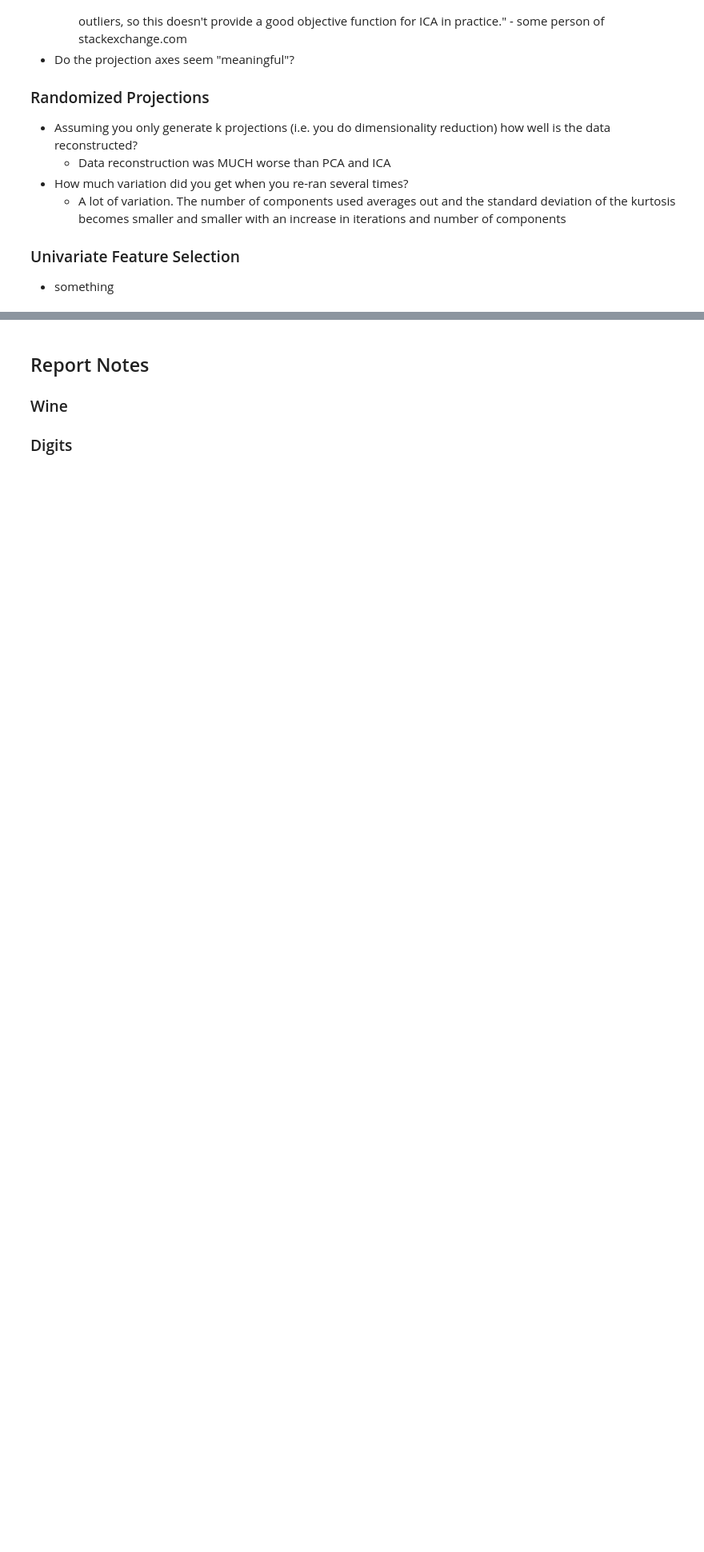
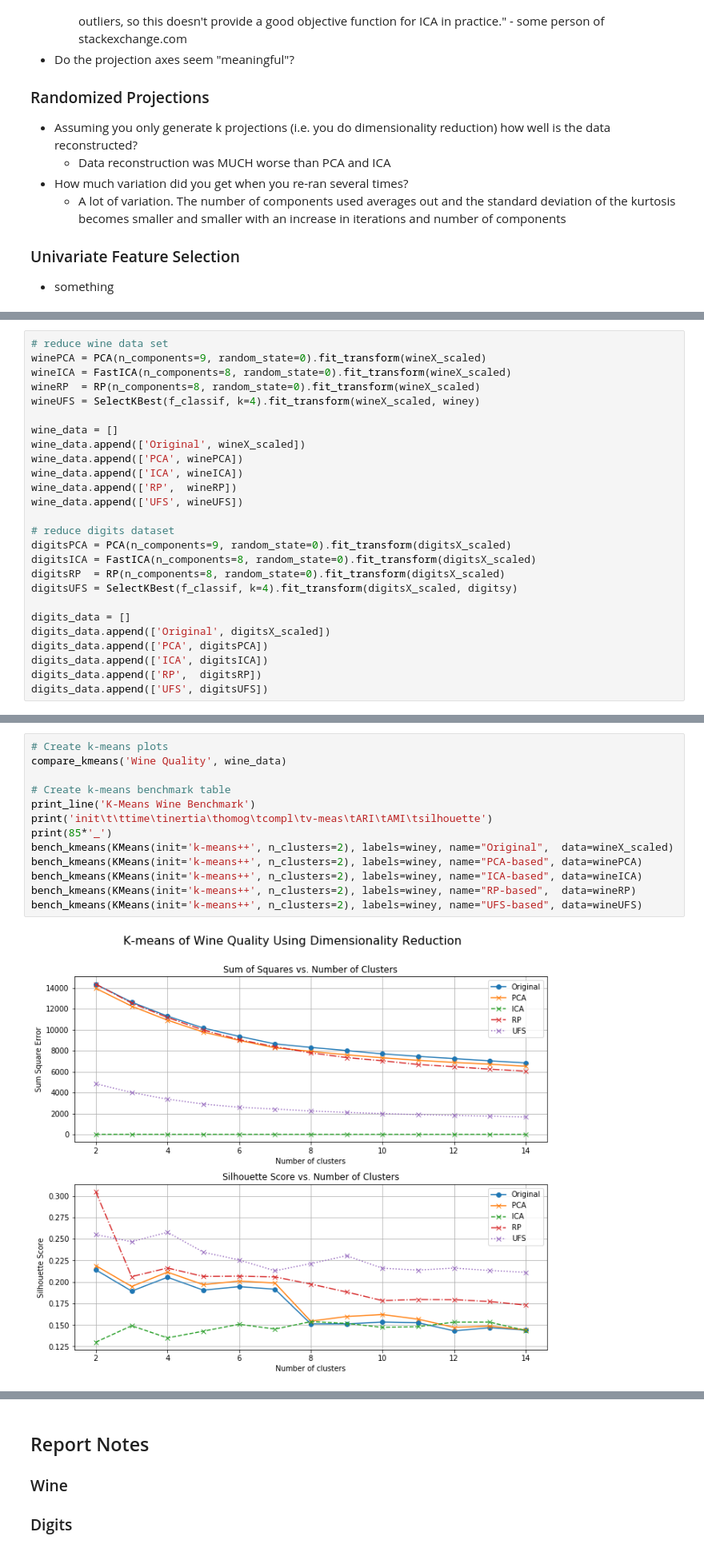
Before and after one commit to reedipher/CS-7641-unsupervised_learning, a Jupyter notebook: code/Assignment 3.ipynb, the cells around one changed output, grey strips where cells are left out. Shown at 80% size. Saved outputs shown, nothing was run; the diff lists cells and outputs as text; blank space fills up the shorter version.

Commit message:
added clustering+DR functions

```diff
--- a/code/Assignment 3.ipynb
+++ b/code/Assignment 3.ipynb
@@ -651,0 +808,26 @@ Total Time: 0.197 seconds
+# %%
+# reduce wine data set
+winePCA = PCA(n_components=9, random_state=0).fit_transform(wineX_scaled)
+wineICA = FastICA(n_components=8, random_state=0).fit_transform(wineX_scaled)
+wineRP  = RP(n_components=8, random_state=0).fit_transform(wineX_scaled)
+wineUFS = SelectKBest(f_classif, k=4).fit_transform(wineX_scaled, winey)
+
+wine_data = []
+wine_data.append(['Original', wineX_scaled])
+wine_data.append(['PCA', winePCA])
+wine_data.append(['ICA', wineICA])
+wine_data.append(['RP',  wineRP])
+wine_data.append(['UFS', wineUFS])
+
+# reduce digits dataset
+digitsPCA = PCA(n_components=9, random_state=0).fit_transform(digitsX_scaled)
+digitsICA = FastICA(n_components=8, random_state=0).fit_transform(digitsX_scaled)
+digitsRP  = RP(n_components=8, random_state=0).fit_transform(digitsX_scaled)
+digitsUFS = SelectKBest(f_classif, k=4).fit_transform(digitsX_scaled, digitsy)
+
+digits_data = []
+digits_data.append(['Original', digitsX_scaled])
+digits_data.append(['PCA', digitsPCA])
+digits_data.append(['ICA', digitsICA])
+digits_data.append(['RP',  digitsRP])
+digits_data.append(['UFS', digitsUFS])
@@ -651,0 +836,15 @@ Total Time: 0.197 seconds
+# %%
+# Create k-means plots
+compare_kmeans('Wine Quality', wine_data)
+
+# Create k-means benchmark table
+print_line('K-Means Wine Benchmark')
+print('init\t\ttime\tinertia\thomog\tcompl\tv-meas\tARI\tAMI\tsilhouette')
+print(85*'_')
+bench_kmeans(KMeans(init='k-means++', n_clusters=2), labels=winey, name="Original",  data=wineX_scaled)
+bench_kmeans(KMeans(init='k-means++', n_clusters=2), labels=winey, name="PCA-based", data=winePCA)
+bench_kmeans(KMeans(init='k-means++', n_clusters=2), labels=winey, name="ICA-based", data=wineICA)
+bench_kmeans(KMeans(init='k-means++', n_clusters=2), labels=winey, name="RP-based",  data=wineRP)
+bench_kmeans(KMeans(init='k-means++', n_clusters=2), labels=winey, name="UFS-based", data=wineUFS)
+# %% [output]
+[figure, added]
```
Also changed, not shown: parts of 20 cells of this notebook.
